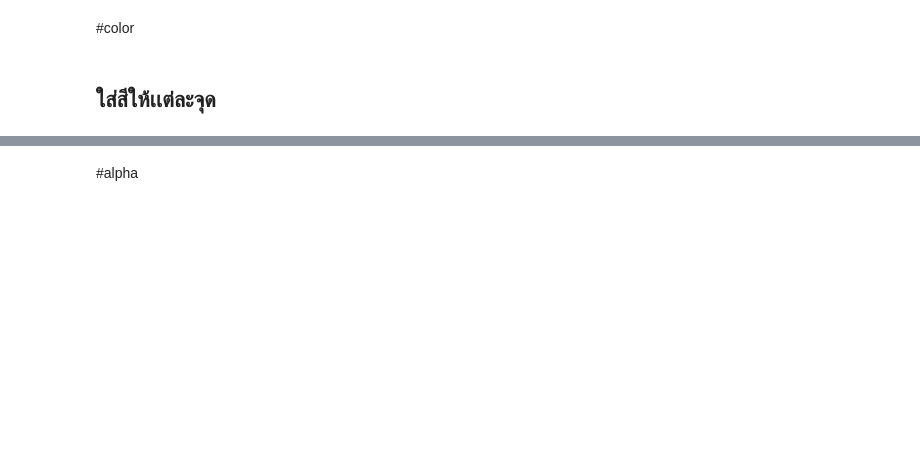
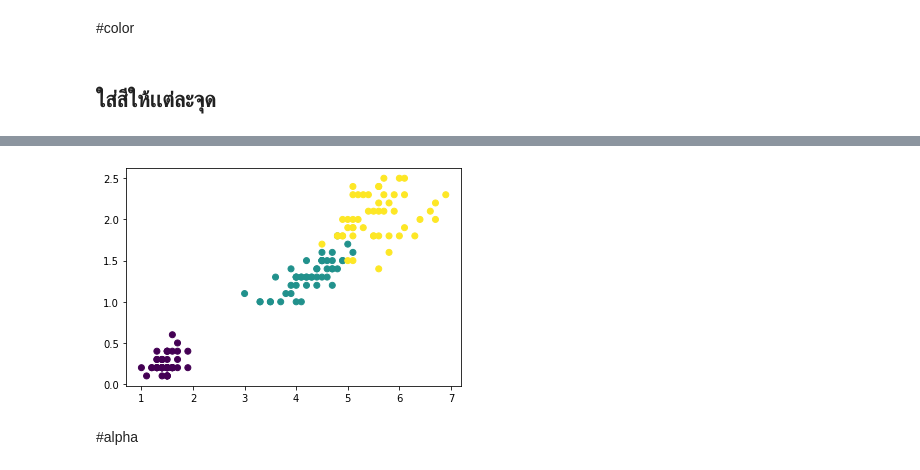
Before and after one commit to tanpharamut/data_viz, a Jupyter notebook: Visualize_Data_Distribution.ipynb, the cells around one changed output, grey strips where cells are left out. Saved outputs shown, nothing was run; the diff lists cells and outputs as text; code cells hidden in the pictures; blank space fills up the shorter version.

```diff
--- a/Visualize_Data_Distribution.ipynb
+++ b/Visualize_Data_Distribution.ipynb
@@ -36,4 +51,6 @@ df2
 # %%
-plt.scatter(df['PatalLangth'],df['PatalWidth'],c==df2['Name'])
+plt.scatter(df['PetalLength'],df['PetalWidth'],c=df2['Name']);
+# %% [output]
+[figure, added]
 # %% [markdown]
 #alpha
```
Also changed, not shown: parts of 45 cells of this notebook.
